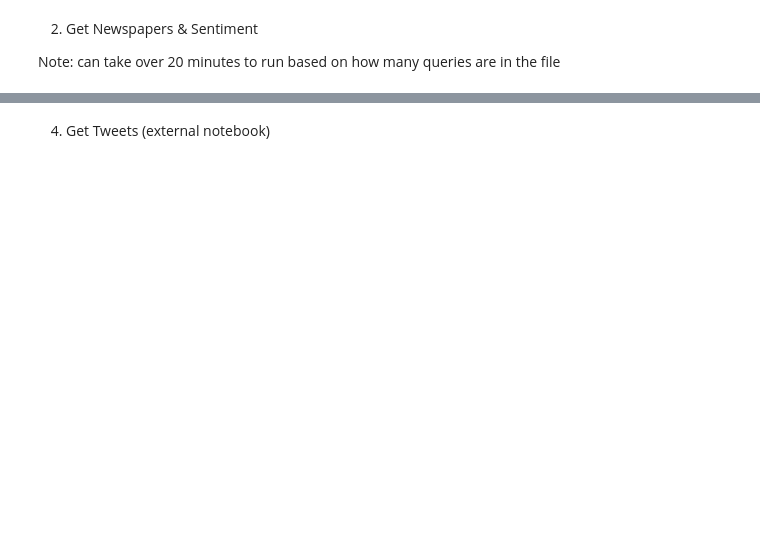
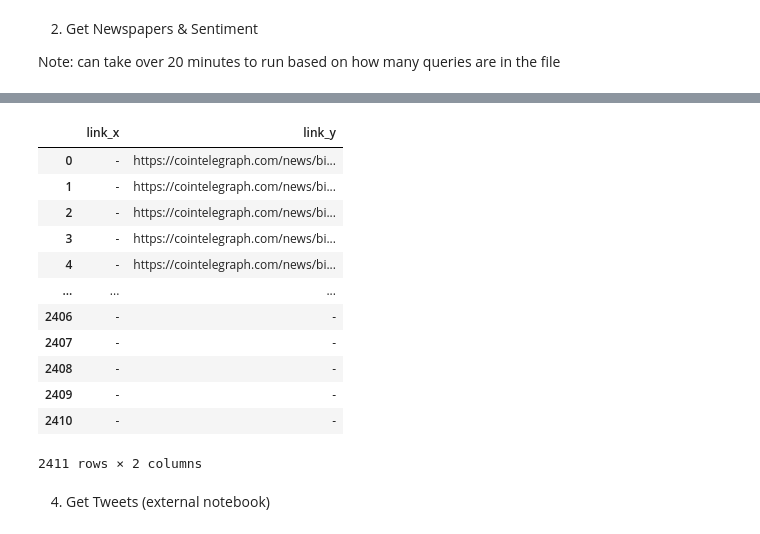
Before and after one commit to matteoshafer/cryptoTrading_fork, a Jupyter notebook: START_HERE.ipynb, the cells around one changed output, grey strips where cells are left out. Cells and saved outputs as stored; diff of their text form; code cells hidden in the pictures; blank space fills up the shorter version.

```diff
--- a/START_HERE.ipynb
+++ b/START_HERE.ipynb
@@ -39,2 +39,18 @@ cn
+# %%
+cn[['link_x', 'link_y']]
+# %% [output]
+|  | link_x | link_y |
+| 0 | - | https://cointelegraph.com/news/bi... |
+| 1 | - | https://cointelegraph.com/news/bi... |
+| 2 | - | https://cointelegraph.com/news/bi... |
+| 3 | - | https://cointelegraph.com/news/bi... |
+| 4 | - | https://cointelegraph.com/news/bi... |
+| ... | ... | ... |
+| 2406 | - | - |
+| 2407 | - | - |
+| 2408 | - | - |
+| 2409 | - | - |
+| 2410 | - | - |
+2411 rows × 2 columns
 # %% [markdown]
 4. Get Tweets (external notebook)
```
Also changed, not shown: parts of 2 cells of this notebook, 3 other files.
